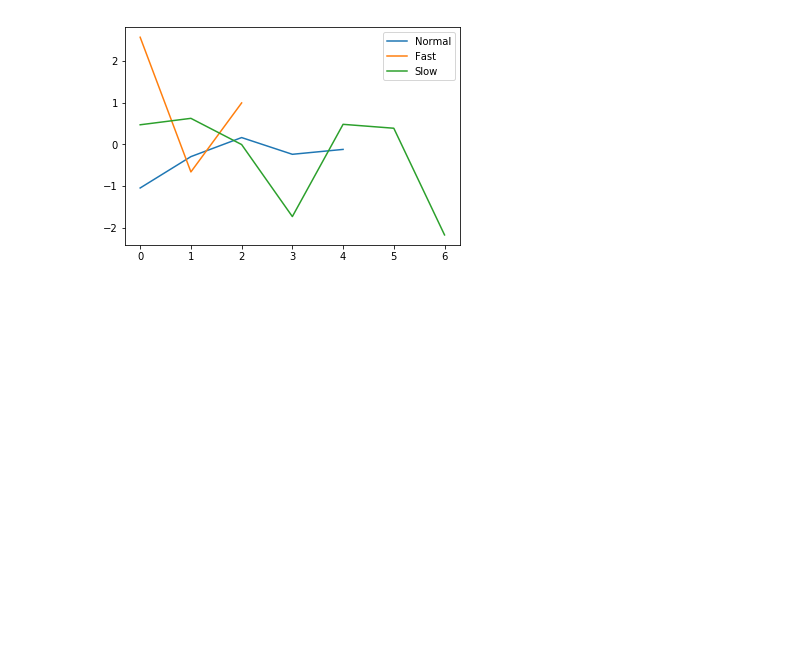
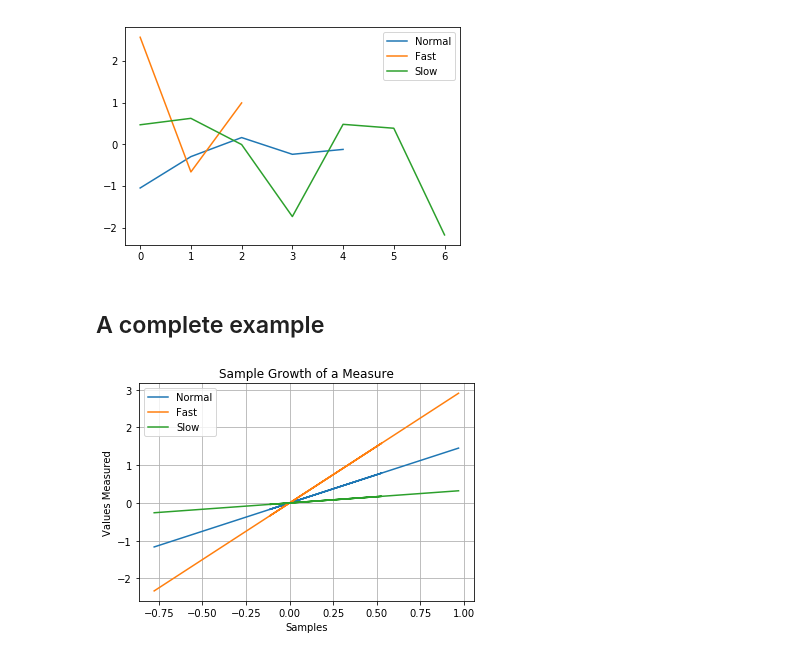
Before and after one commit to andersy005/Python-Quest, a Jupyter notebook: Data-Visualization/Matplotlib/Introduction.ipynb, the cells around one changed output. Cells and saved outputs as stored; diff of their text form; code cells hidden in the pictures; blank space fills up the shorter version.

Commit message:
A complete Example

```diff
--- a/Data-Visualization/Matplotlib/Introduction.ipynb
+++ b/Data-Visualization/Matplotlib/Introduction.ipynb
@@ -179,3 +179,18 @@ plt.legend()
 plt.show()
 # %% [output]
 [figure]
+# %% [markdown]
+## A complete example
+# %%
+x = np.random.randn(5)
+plt.plot(x, x*1.5, label='Normal')
+plt.plot(x, x*3.0, label='Fast')
+plt.plot(x, x/3.0, label='Slow')
+plt.grid(True)
+plt.title('Sample Growth of a Measure')
+plt.xlabel('Samples')
+plt.ylabel('Values Measured')
+plt.legend(loc='upper left')
+plt.show()
+# %% [output]
+[figure, added]
```
